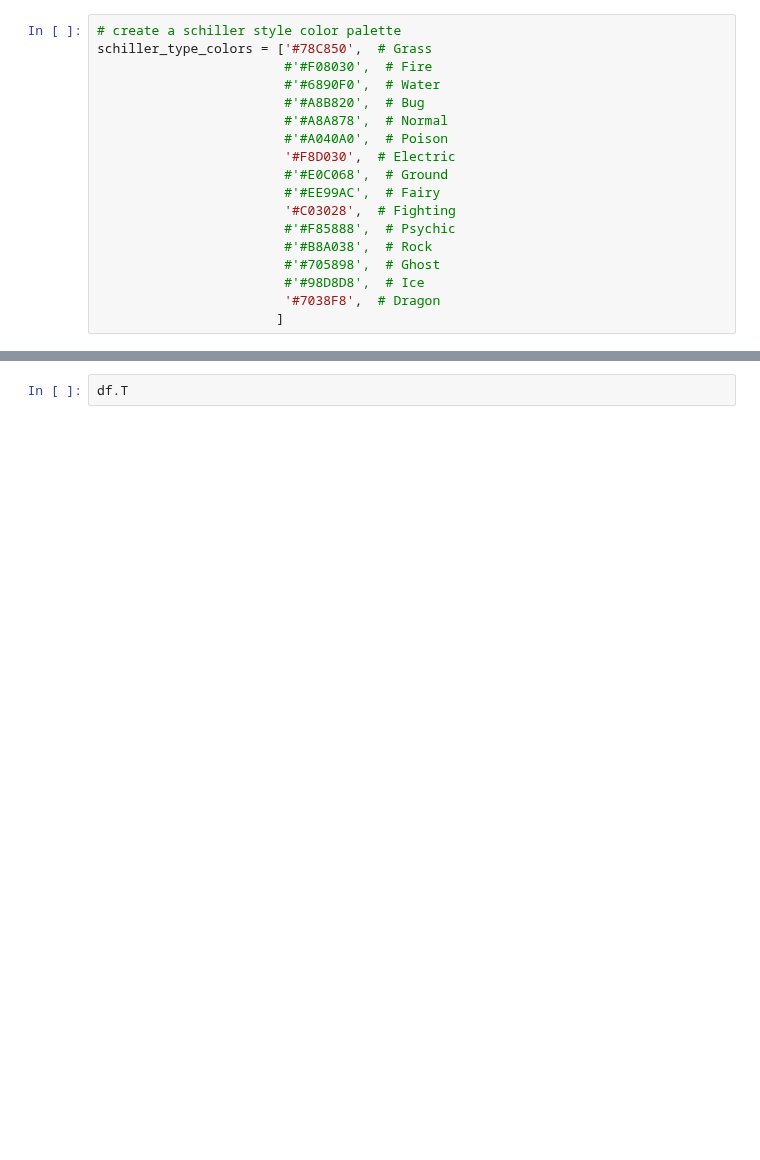
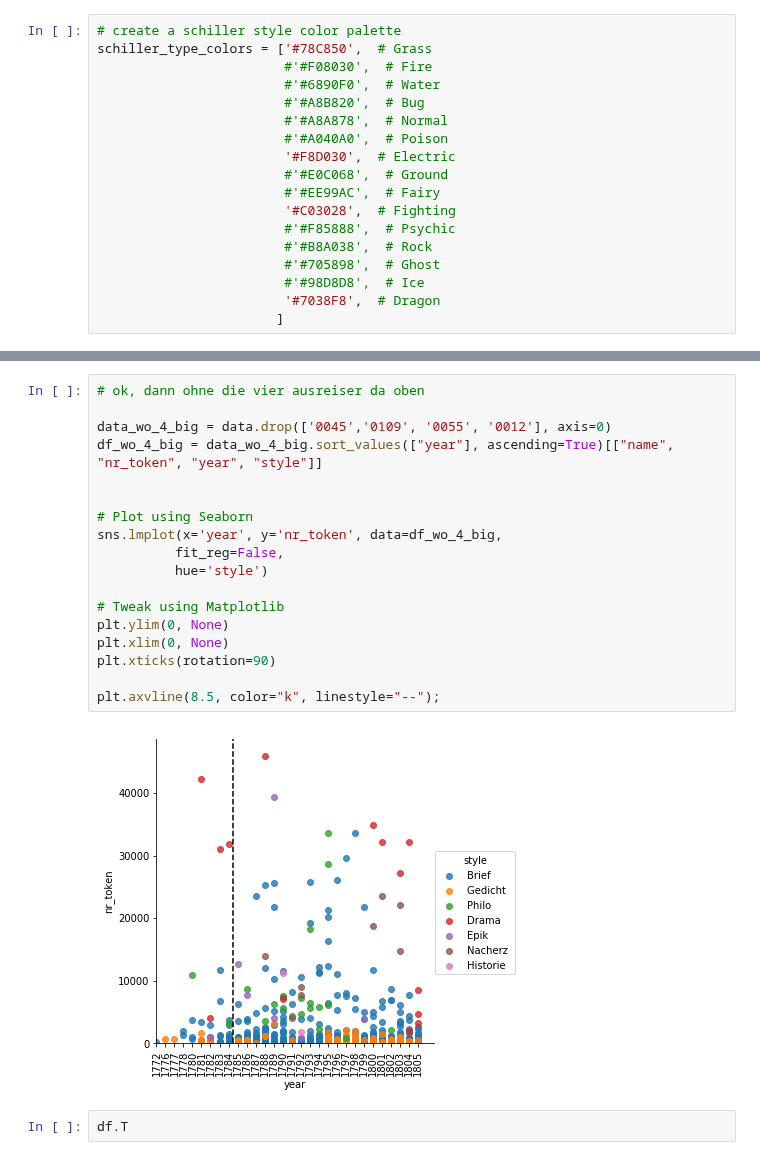
Before and after one commit to robinarthur/5pk, a Jupyter notebook: txt_edit/3_auswertung.ipynb, the cells around one changed output, grey strips where cells are left out. Drawn from its saved outputs; the diff is of its cells as text; blank space fills up the shorter version.

```diff
--- a/txt_edit/3_auswertung.ipynb
+++ b/txt_edit/3_auswertung.ipynb
@@ -165,3 +184,23 @@ plt.plot()
+# %%
+# ok, dann ohne die vier ausreiser da oben
+
+data_wo_4_big = data.drop(['0045','0109', '0055', '0012'], axis=0)
+df_wo_4_big = data_wo_4_big.sort_values(["year"], ascending=True)[["name", "nr_token", "year", "style"]]
+
+
+# Plot using Seaborn
+sns.lmplot(x='year', y='nr_token', data=df_wo_4_big,
+          fit_reg=False,
+          hue='style')
+
+# Tweak using Matplotlib
+plt.ylim(0, None)
+plt.xlim(0, None)
+plt.xticks(rotation=90)
+
+plt.axvline(8.5, color="k", linestyle="--");
+# %% [output]
+[figure, added]
 # %%
 df.T
 # %% [output]
```
Also changed, not shown: parts of 12 cells of this notebook, 2 other files.
